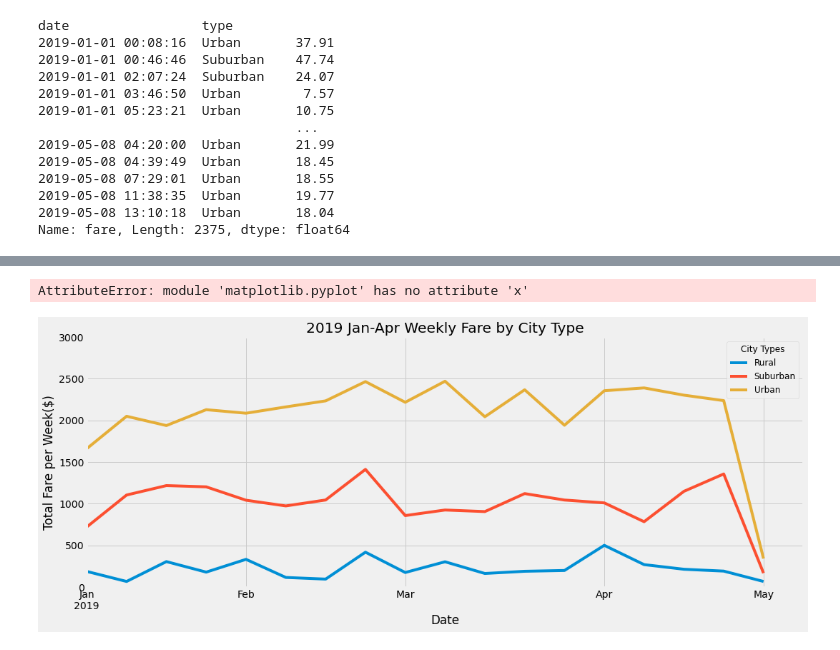
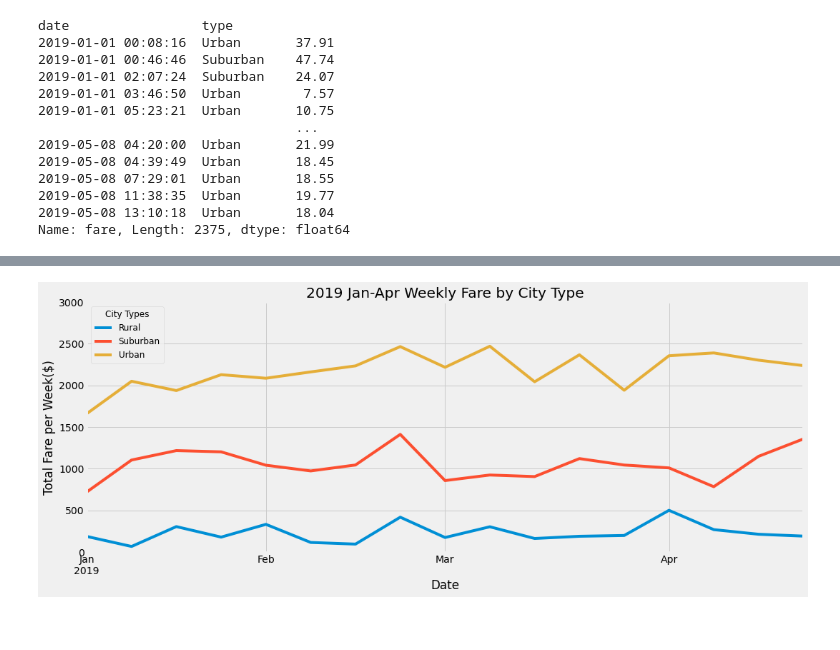
Before and after one commit to hjx2019/PyBer_Analysis, a Jupyter notebook: PyBer_Challenge_starter_code.ipynb, the cells around one changed output, grey strips where cells are left out. Cells and saved outputs as stored; diff of their text form; code cells hidden in the pictures.

```diff
--- a/PyBer_Challenge_starter_code.ipynb
+++ b/PyBer_Challenge_starter_code.ipynb
@@ -216,28 +220,26 @@ fare_resample_df
 # %%
 # 8. Using the object-oriented interface method, plot the resample DataFrame using the df.plot() function.
 fare_resample_df.plot(figsize = (16,6), title = "2019 Jan-Apr Weekly Fare by City Type",
                       xlabel ="Date",ylabel ="Total Fare per Week($)")
 
-plt.xlim(min(fare_resample_df.index)+pd.Timedelta(days=-4),max(fare_resample_df.index)+pd.Timedelta(days=5))
+
 plt.ylim(0,3000)
 
 # Import the style from Matplotlib.
 from matplotlib import style
 
 # Use the graph style fivethirtyeight.
 style.use('fivethirtyeight')
 
 
 lgnd = plt.legend(fontsize="12", mode="Expanded",
          scatterpoints=1, loc="best", title="City Types")
 lgnd.legendHandles[0]._sizes = [75]
 lgnd.legendHandles[1]._sizes = [75]
 lgnd.legendHandles[2]._sizes = [75]
 lgnd.get_title().set_fontsize(12)
 
-plt.x.set_minor_locator(MultipleLocator(1))
-
+plt.savefig('analysis/PyBer_fare_summary.png')
 plt.show()
 # %% [output]
-AttributeError: module 'matplotlib.pyplot' has no attribute 'x'
-[figure, old version]
+[figure, new version]
```
Also changed, not shown: parts of 13 cells of this notebook, 10 other files.
